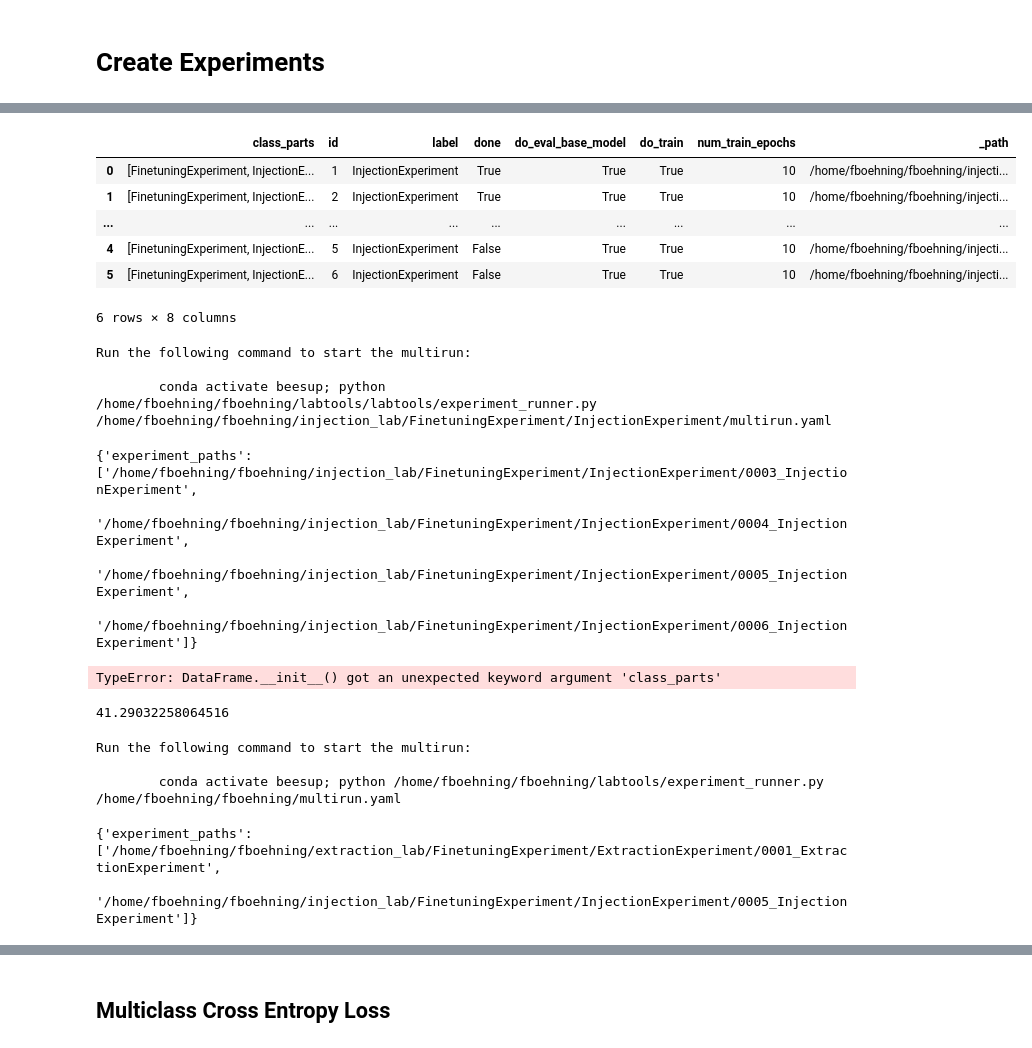
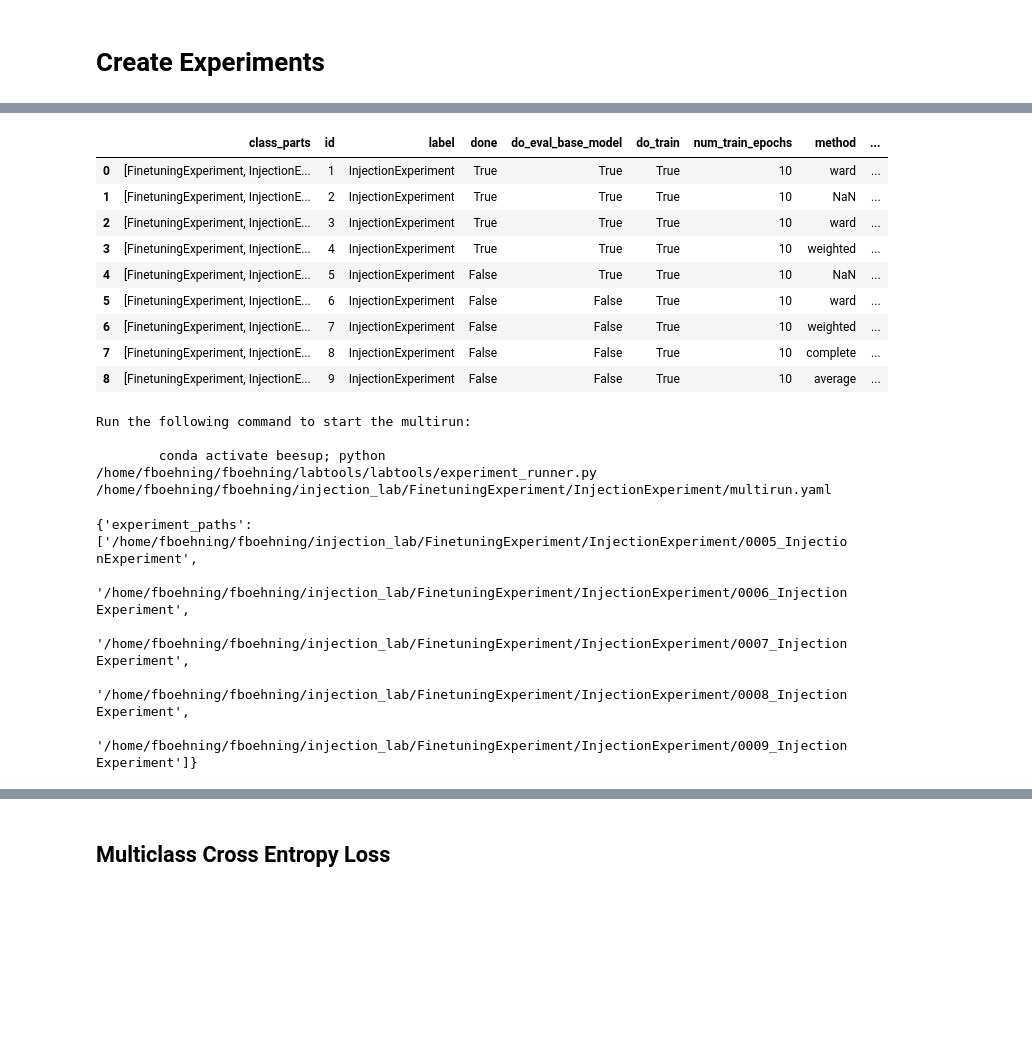
Before and after one commit to fee1ix/beesup_injection_lab, a Jupyter notebook: injection_notebook.ipynb, the cells around one changed output, grey strips where cells are left out. Saved outputs shown, nothing was run; the diff lists cells and outputs as text; code cells hidden in the pictures; blank space fills up the shorter version.

```diff
--- a/injection_notebook.ipynb
+++ b/injection_notebook.ipynb
@@ -2292,11 +2409,14 @@ set_info()
 # %%
-experiments_df=InjectionExperiment().get_overview(keypaths=['done','do_eval_base_model','do_train','num_train_epochs','_path'])
+experiments_df=InjectionExperiment().get_overview(keypaths=['done','do_eval_base_model','do_train','num_train_epochs','method','_path'])
 experiments_df
 # %% [output]
-|  | class_parts | id | label | done | do_eval_base_model | do_train | num_train_epochs | _path |
-| 0 | [FinetuningExperiment, InjectionE... | 1 | InjectionExperiment | True | True | True | 10 | /home/fboehning/fboehning/injecti... |
-| 1 | [FinetuningExperiment, InjectionE... | 2 | InjectionExperiment | True | True | True | 10 | /home/fboehning/fboehning/injecti... |
-| ... | ... | ... | ... | ... | ... | ... | ... | ... |
-| 4 | [FinetuningExperiment, InjectionE... | 5 | InjectionExperiment | False | True | True | 10 | /home/fboehning/fboehning/injecti... |
-| 5 | [FinetuningExperiment, InjectionE... | 6 | InjectionExperiment | False | True | True | 10 | /home/fboehning/fboehning/injecti... |
+|  | class_parts | id | label | done | do_eval_base_model | do_train | num_train_epochs | method | ... |
+| 0 | [FinetuningExperiment, InjectionE... | 1 | InjectionExperiment | True | True | True | 10 | ward | ... |
+| 1 | [FinetuningExperiment, InjectionE... | 2 | InjectionExperiment | True | True | True | 10 | NaN | ... |
+| 2 | [FinetuningExperiment, InjectionE... | 3 | InjectionExperiment | True | True | True | 10 | ward | ... |
+| 3 | [FinetuningExperiment, InjectionE... | 4 | InjectionExperiment | True | True | True | 10 | weighted | ... |
+| 4 | [FinetuningExperiment, InjectionE... | 5 | InjectionExperiment | False | True | True | 10 | NaN | ... |
+| 5 | [FinetuningExperiment, InjectionE... | 6 | InjectionExperiment | False | False | True | 10 | ward | ... |
+| 6 | [FinetuningExperiment, InjectionE... | 7 | InjectionExperiment | False | False | True | 10 | weighted | ... |
+| 7 | [FinetuningExperiment, InjectionE... | 8 | InjectionExperiment | False | False | True | 10 | complete | ... |
+| 8 | [FinetuningExperiment, InjectionE... | 9 | InjectionExperiment | False | False | True | 10 | average | ... |
-6 rows × 8 columns
@@ -2306,28 +2428,8 @@ generate_multirun(experiments_df)
 Run the following command to start the multirun:
 
         conda activate beesup; python /home/fboehning/fboehning/labtools/labtools/experiment_runner.py /home/fboehning/fboehning/injection_lab/FinetuningExperiment/InjectionExperiment/multirun.yaml
-{'experiment_paths': ['/home/fboehning/fboehning/injection_lab/FinetuningExperiment/InjectionExperiment/0003_InjectionExperiment',
-  '/home/fboehning/fboehning/injection_lab/FinetuningExperiment/InjectionExperiment/0004_InjectionExperiment',
-  '/home/fboehning/fboehning/injection_lab/FinetuningExperiment/InjectionExperiment/0005_InjectionExperiment',
-  '/home/fboehning/fboehning/injection_lab/FinetuningExperiment/InjectionExperiment/0006_InjectionExperiment']}
+{'experiment_paths': ['/home/fboehning/fboehning/injection_lab/FinetuningExperiment/InjectionExperiment/0005_InjectionExperiment',
+  '/home/fboehning/fboehning/injection_lab/FinetuningExperiment/InjectionExperiment/0006_InjectionExperiment',
+  '/home/fboehning/fboehning/injection_lab/FinetuningExperiment/InjectionExperiment/0007_InjectionExperiment',
+  '/home/fboehning/fboehning/injection_lab/FinetuningExperiment/InjectionExperiment/0008_InjectionExperiment',
+  '/home/fboehning/fboehning/injection_lab/FinetuningExperiment/InjectionExperiment/0009_InjectionExperiment']}
-# %%
-InjectionExperiment(3)
-# %% [output]
-TypeError: DataFrame.__init__() got an unexpected keyword argument 'class_parts'
-# %%
-(320/31)*4
-# %% [output]
-41.29032258064516
-# %%
-
-paths=['/home/fboehning/fboehning/extraction_lab/FinetuningExperiment/ExtractionExperiment/0001_ExtractionExperiment']+\
-    experiments_df[experiments_df.done==False]._path.to_list()
-
-multirun_dict=multirun_from_paths(paths)
-multirun_dict
-# %% [output]
-Run the following command to start the multirun:
-
-        conda activate beesup; python /home/fboehning/fboehning/labtools/experiment_runner.py /home/fboehning/fboehning/multirun.yaml
-{'experiment_paths': ['/home/fboehning/fboehning/extraction_lab/FinetuningExperiment/ExtractionExperiment/0001_ExtractionExperiment',
-  '/home/fboehning/fboehning/injection_lab/FinetuningExperiment/InjectionExperiment/0005_InjectionExperiment']}
```
Also changed, not shown: parts of 75 cells of this notebook, 14 other files.
